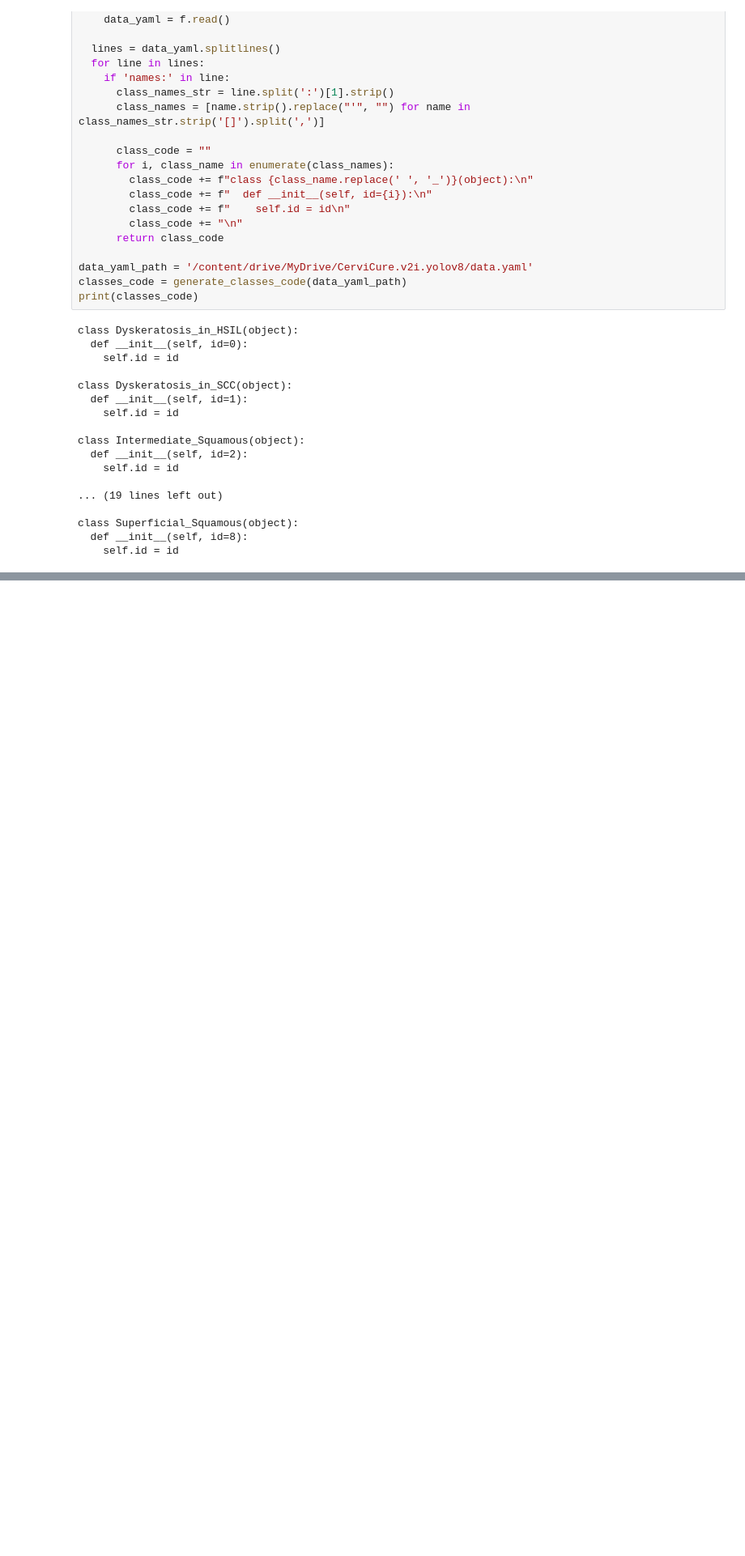
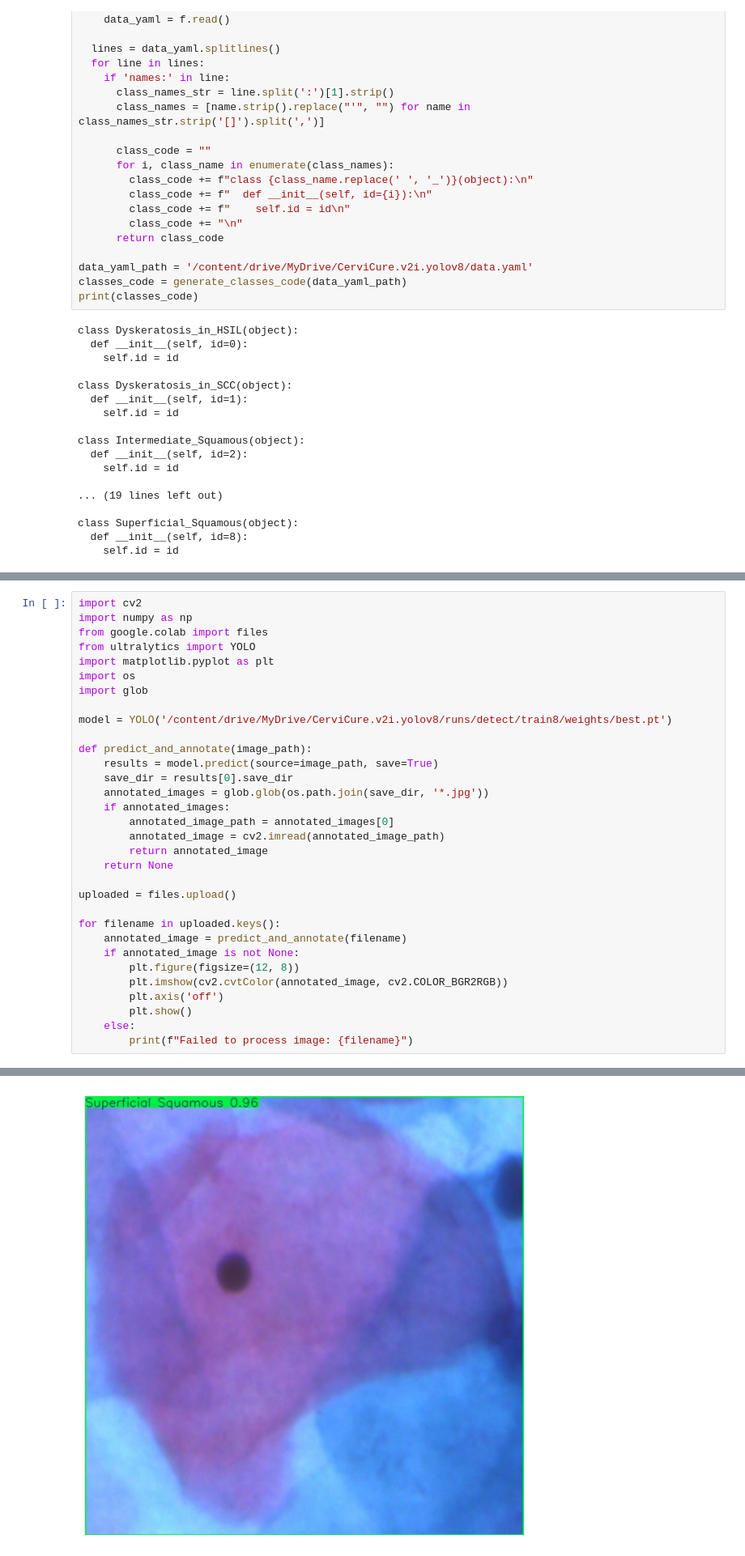
Before and after one commit to Arnazz10/CerviCure, a Jupyter notebook: CerviCure.ipynb, the cells around one changed output, grey strips where cells are left out. Shown at 81% size. Saved outputs shown, nothing was run; the diff lists cells and outputs as text; blank space fills up the shorter version.

```diff
--- a/CerviCure.ipynb
+++ b/CerviCure.ipynb
@@ -237,0 +219,33 @@ Number of objects detected in output_20240802_163343_output_20240802_162905_Raw_
+# %%
+import cv2
+import numpy as np
+from google.colab import files
+from ultralytics import YOLO
+import matplotlib.pyplot as plt
+import os
+import glob
+
+model = YOLO('/content/drive/MyDrive/CerviCure.v2i.yolov8/runs/detect/train8/weights/best.pt')
+
+def predict_and_annotate(image_path):
+    results = model.predict(source=image_path, save=True)
+    save_dir = results[0].save_dir
+    annotated_images = glob.glob(os.path.join(save_dir, '*.jpg'))
+    if annotated_images:
+        annotated_image_path = annotated_images[0]
+        annotated_image = cv2.imread(annotated_image_path)
+        return annotated_image
+    return None
+
+uploaded = files.upload()
+
+for filename in uploaded.keys():
+    annotated_image = predict_and_annotate(filename)
+    if annotated_image is not None:
+        plt.figure(figsize=(12, 8))
+        plt.imshow(cv2.cvtColor(annotated_image, cv2.COLOR_BGR2RGB))
+        plt.axis('off')
+        plt.show()
+    else:
+        print(f"Failed to process image: {filename}")
+# %% [output]
@@ -237,0 +258 @@ Number of objects detected in output_20240802_163343_output_20240802_162905_Raw_
+[figure, added]
```
Also changed, not shown: parts of 3 cells of this notebook.
